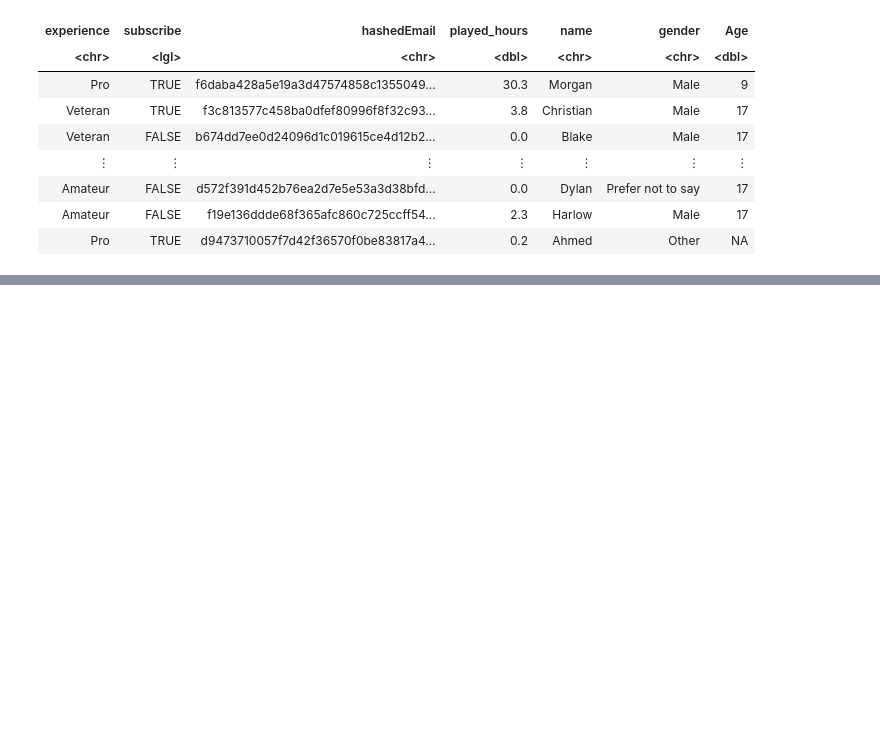
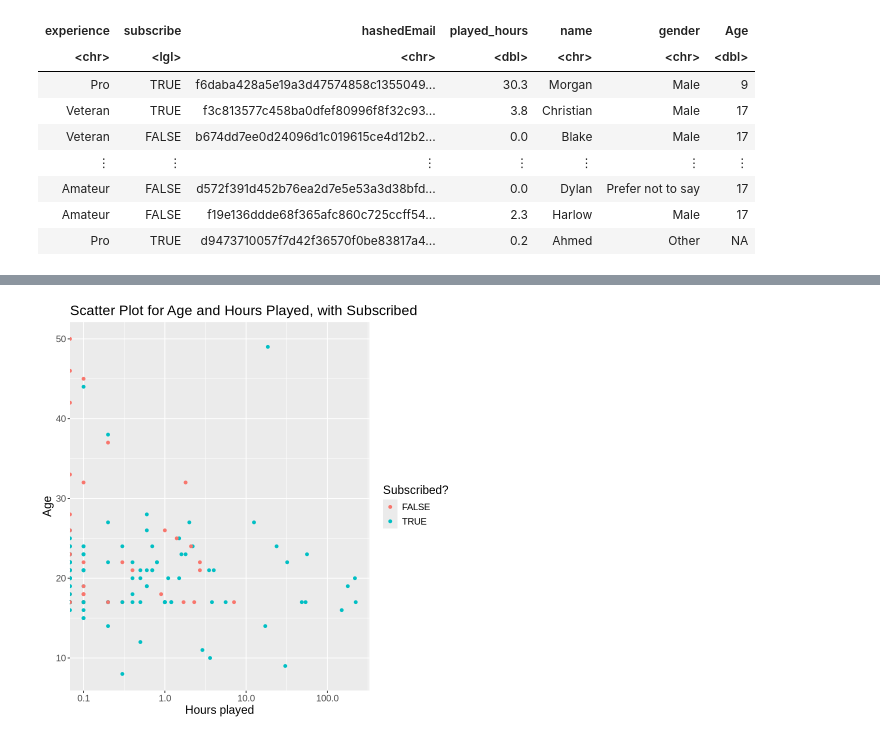
Before and after one commit to g-amadorz/dsci-project, a Jupyter notebook: Players_clean.ipynb, the cells around one changed output, grey strips where cells are left out. Cells and saved outputs as stored; diff of their text form; code cells hidden in the pictures; blank space fills up the shorter version.

```diff
--- a/Players_clean.ipynb
+++ b/Players_clean.ipynb
@@ -98,0 +87,13 @@ Warning message:
+# %%
+age_hours_scatter_plot <- players_clean |>
+    ggplot(aes(x = played_hours, y = age, color = subscribe)) +
+    geom_point() +
+    scale_x_log10()+
+    labs(x = "Hours played",
+         y = "Age",
+         color = "Subscribed?") +
+            ggtitle("Scatter Plot for Age and Hours Played, with Subscribed") +
+            theme(text = element_text(size = 14))
+
+age_hours_scatter_plot
+# %% [output]
@@ -98,0 +102 @@ Warning message:
+[figure, added]
```
Also changed, not shown: parts of 7 cells of this notebook.
